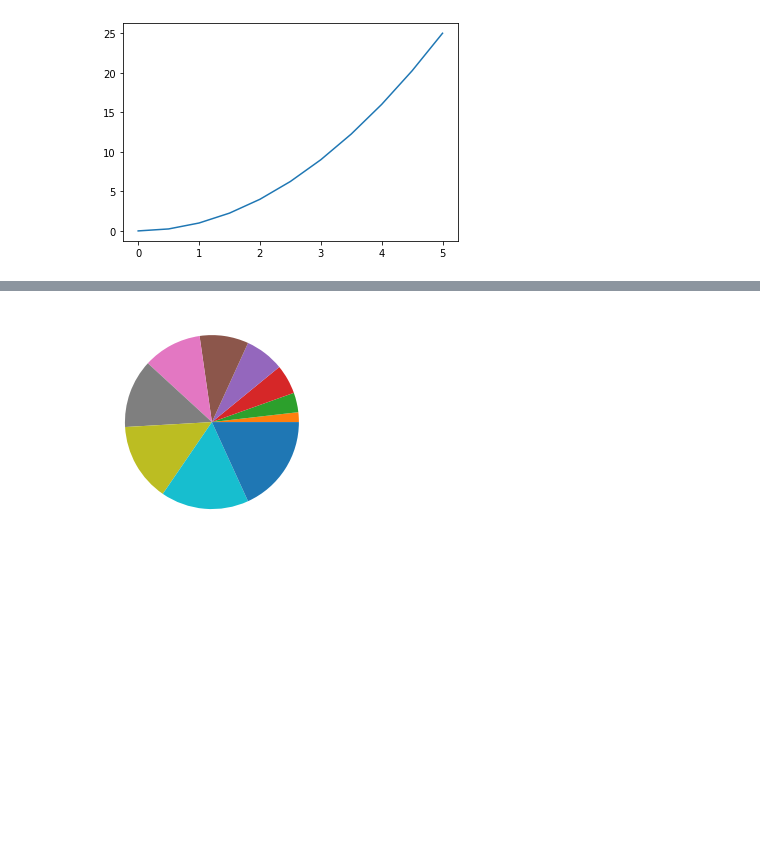
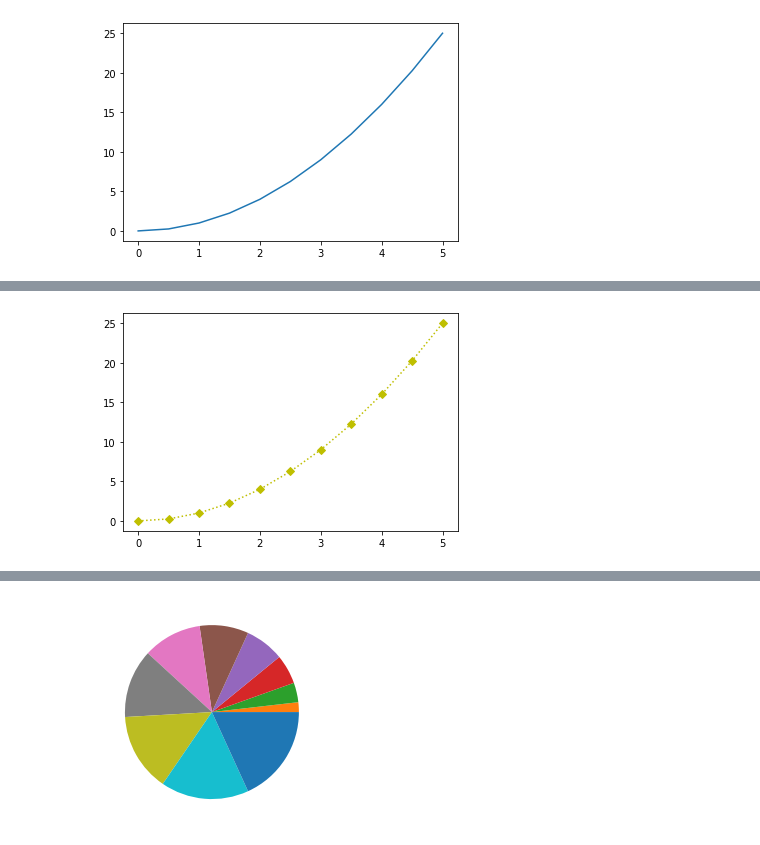
Before and after one commit to devenriq/P-DS-Matplot_Seaborn, a Jupyter notebook: pyplot.ipynb, the cells around one changed output, grey strips where cells are left out. Cells and saved outputs as stored; diff of their text form; code cells hidden in the pictures; blank space fills up the shorter version.

```diff
--- a/pyplot.ipynb
+++ b/pyplot.ipynb
@@ -27 +22,6 @@ plt.show()
+# %%
+plt.plot(x,y,'yD:')
+plt.show()
+# %% [output]
+[figure, added]
 # %%
```
Also changed, not shown: parts of 4 cells of this notebook, 9 other files.
